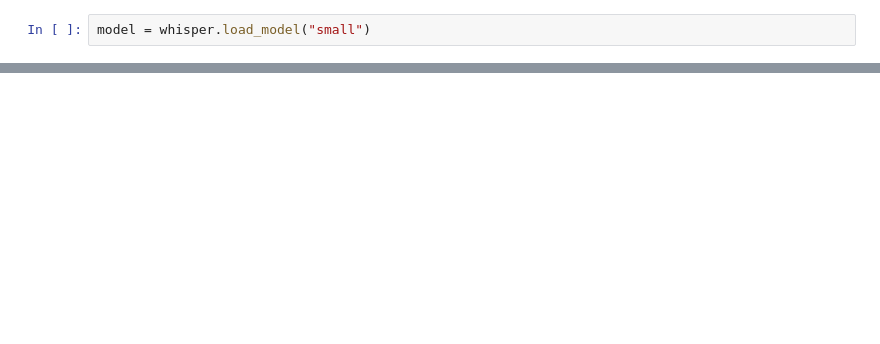
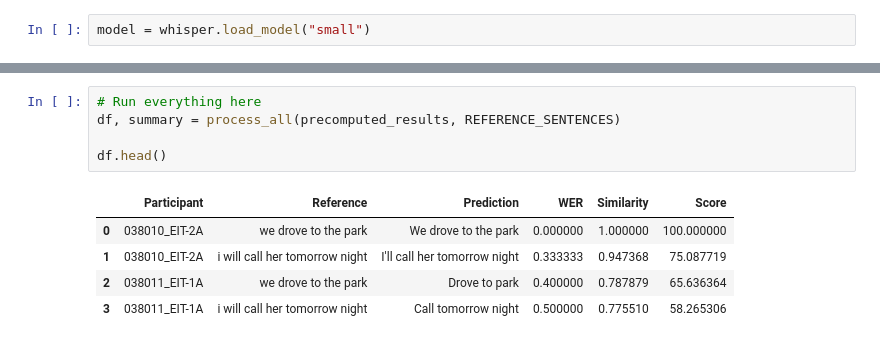
Before and after one commit to Khushisawalkar/voxscribe-autoEIT, a Jupyter notebook: notebooks/autoEIT_transcription_pipeline.ipynb, the cells around one changed output, grey strips where cells are left out. Cells and saved outputs as stored; diff of their text form; blank space fills up the shorter version.

```diff
--- a/notebooks/autoEIT_transcription_pipeline.ipynb
+++ b/notebooks/autoEIT_transcription_pipeline.ipynb
@@ -40,0 +291,11 @@ NameError: name 'os' is not defined
+# %%
+# Run everything here
+df, summary = process_all(precomputed_results, REFERENCE_SENTENCES)
+
+df.head()
+# %% [output]
+|  | Participant | Reference | Prediction | WER | Similarity | Score |
+| 0 | 038010_EIT-2A | we drove to the park | We drove to the park | 0.000000 | 1.000000 | 100.000000 |
+| 1 | 038010_EIT-2A | i will call her tomorrow night | I'll call her tomorrow night | 0.333333 | 0.947368 | 75.087719 |
+| 2 | 038011_EIT-1A | we drove to the park | Drove to park | 0.400000 | 0.787879 | 65.636364 |
+| 3 | 038011_EIT-1A | i will call her tomorrow night | Call tomorrow night | 0.500000 | 0.775510 | 58.265306 |
```
Also changed, not shown: parts of 12 cells of this notebook, 5 other files.
